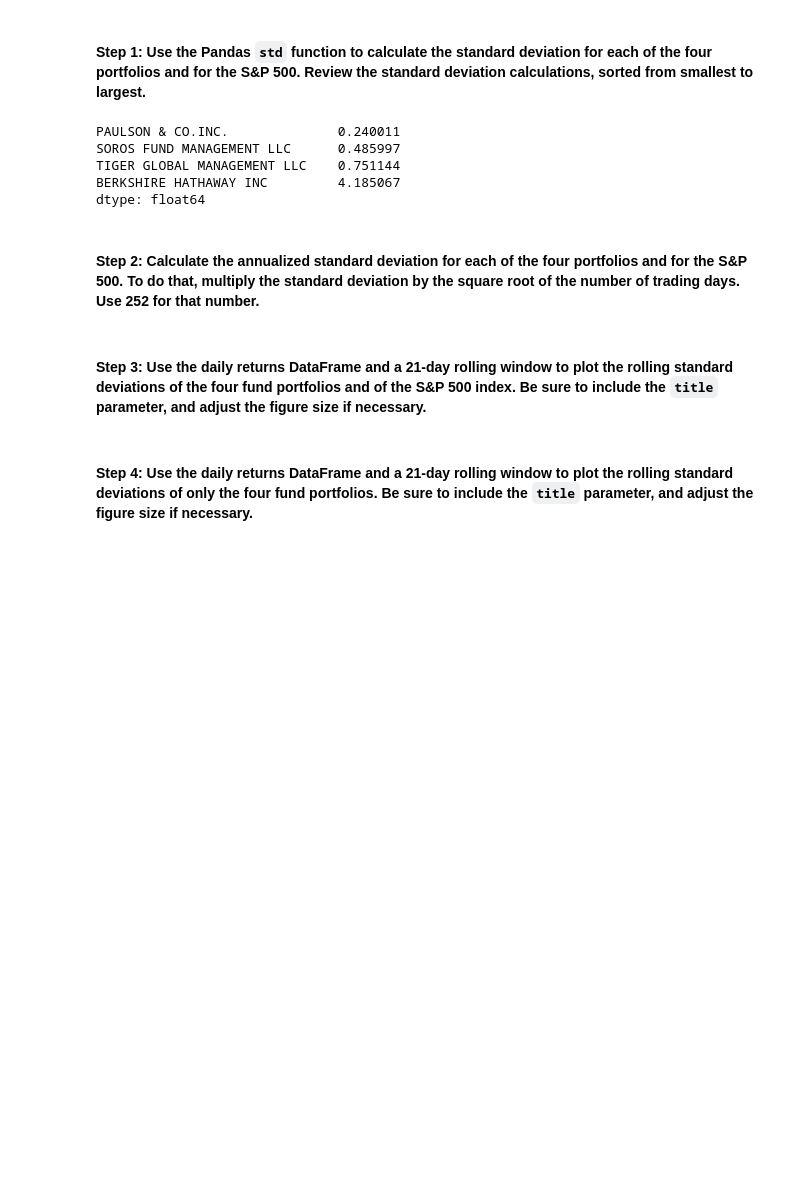
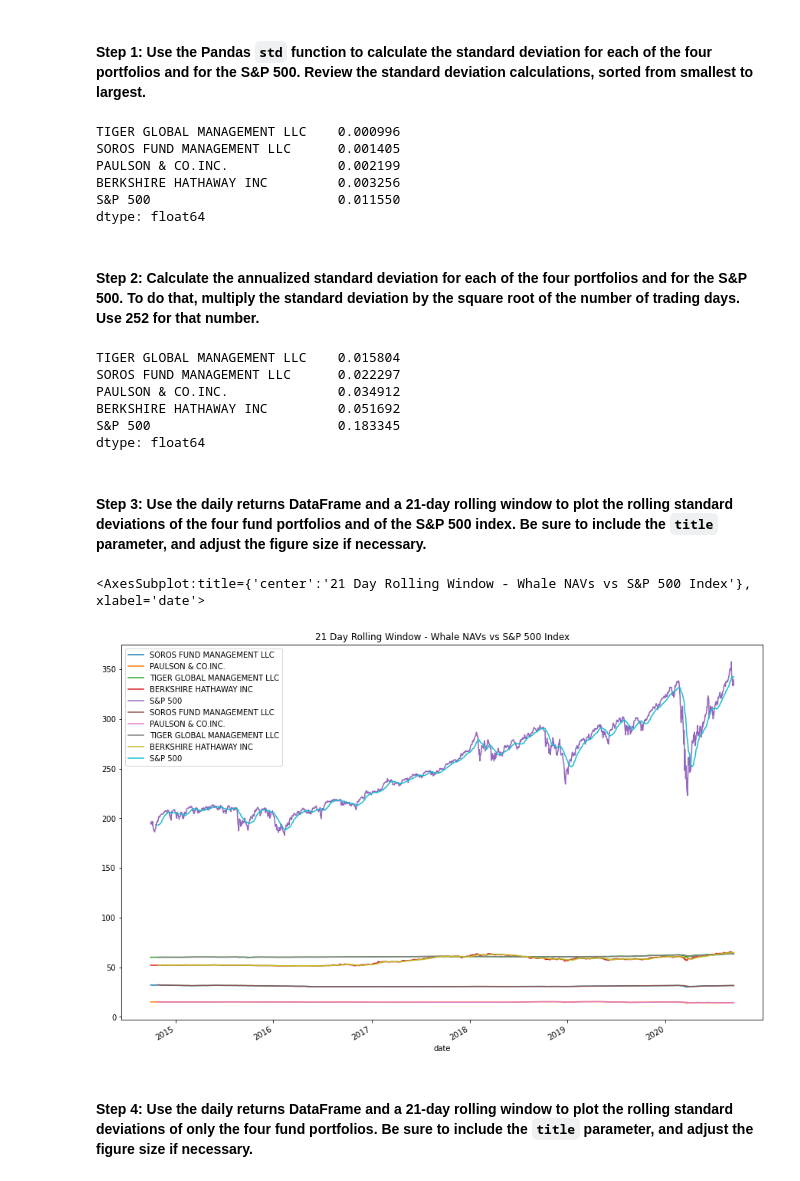
Before and after one commit to lindseyhardouin/Challenge_4, a Jupyter notebook: risk_return_analysis.ipynb, the cells around one changed output. Saved outputs shown, nothing was run; the diff lists cells and outputs as text; code cells hidden in the pictures; blank space fills up the shorter version.

Commit message:
Analyzed the risk and the risk-return profile

```diff
--- a/risk_return_analysis.ipynb
+++ b/risk_return_analysis.ipynb
@@ -252,31 +254,53 @@ Evaluate the risk profile of each portfolio by using the standard deviation and
 #### Step 1: Use the Pandas `std` function to calculate the standard deviation for each of the four portfolios and for the S&P 500. Review the standard deviation calculations, sorted from smallest to largest.
 # %%
 # Calculate and sort the standard deviation for all 4 portfolios and the S&P 500
+
+whale_navs_std_dev = whale_navs_daily_return.std()
+
+
 # Review the standard deviations sorted smallest to largest
-# YOUR CODE HERE
 
-whale_navs_std_dev = whale_funds_without_index.std().sort_values()
-
-whale_navs_std_dev.head()
+whale_navs_std_dev.sort_values()
 # %% [output]
-PAULSON & CO.INC.              0.240011
-SOROS FUND MANAGEMENT LLC      0.485997
-TIGER GLOBAL MANAGEMENT LLC    0.751144
-BERKSHIRE HATHAWAY INC         4.185067
+TIGER GLOBAL MANAGEMENT LLC    0.000996
+SOROS FUND MANAGEMENT LLC      0.001405
+PAULSON & CO.INC.              0.002199
+BERKSHIRE HATHAWAY INC         0.003256
+S&P 500                        0.011550
 dtype: float64
 # %% [markdown]
 #### Step 2: Calculate the annualized standard deviation for each of the four portfolios and for the S&P 500. To do that, multiply the standard deviation by the square root of the number of trading days. Use 252 for that number.
 # %%
 # Calculate and sort the annualized standard deviation (252 trading days) of the 4 portfolios and the S&P 500
+
+annual_whale_navs_std_dev = (whale_navs_std_dev * np.sqrt(252))
+
+
 # Review the annual standard deviations smallest to largest
-# YOUR CODE HERE
+
+annual_whale_navs_std_dev.sort_values()
+# %% [output]
+TIGER GLOBAL MANAGEMENT LLC    0.015804
+SOROS FUND MANAGEMENT LLC      0.022297
+PAULSON & CO.INC.              0.034912
+BERKSHIRE HATHAWAY INC         0.051692
+S&P 500                        0.183345
+dtype: float64
 # %% [markdown]
 #### Step 3: Use the daily returns DataFrame and a 21-day rolling window to plot the rolling standard deviations of the four fund portfolios and of the S&P 500 index. Be sure to include the `title` parameter, and adjust the figure size if necessary.
 # %%
 # Using the daily returns DataFrame and a 21-day rolling window,
 # plot the rolling standard deviation of the 4 portfolios and the S&P 500
 # Include a title parameter and adjust the figure size
-# YOUR CODE HERE
+
+ax = whale_navs_df.plot(
+    figsize=(15,10),
+    title="21 Day Rolling Window - Whale NAVs vs S&P 500 Index")
+
+whale_nav_df.rolling(window=21).mean().plot(ax=ax)
+# %% [output]
+<AxesSubplot:title={'center':'21 Day Rolling Window - Whale NAVs vs S&P 500 Index'}, xlabel='date'>
+[figure, added]
 # %% [markdown]
 #### Step 4: Use the daily returns DataFrame and a 21-day rolling window to plot the rolling standard deviations of only the four fund portfolios. Be sure to include the `title` parameter, and adjust the figure size if necessary.
 # %%
```
Also changed, not shown: parts of 9 cells of this notebook.
